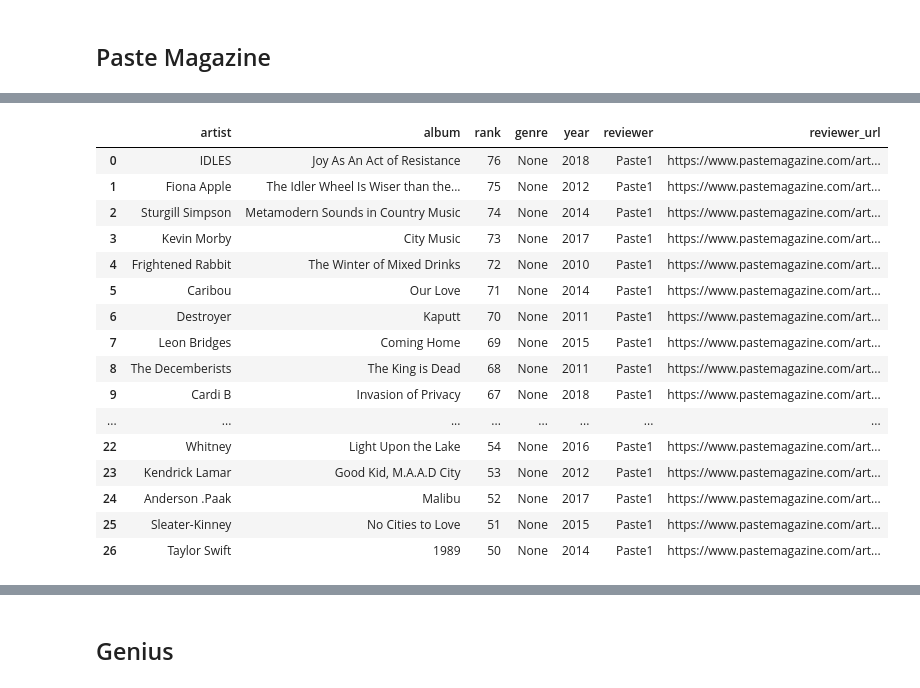
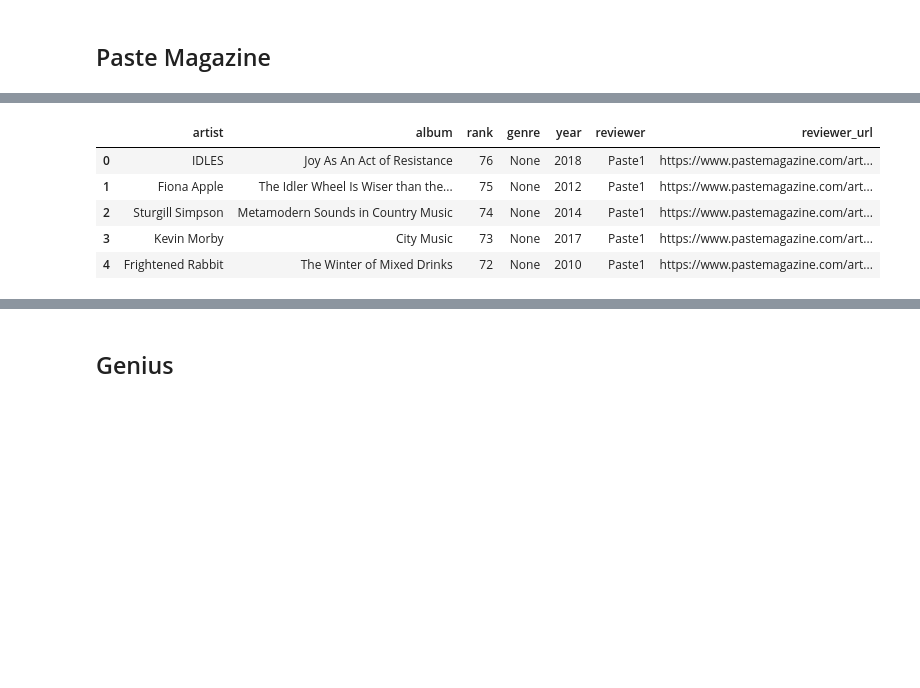
Before and after one commit to awray3/albums2010-2019, a Jupyter notebook: TopAlbums.ipynb, the cells around one changed output, grey strips where cells are left out. Saved outputs shown, nothing was run; the diff lists cells and outputs as text; code cells hidden in the pictures; blank space fills up the shorter version.

```diff
--- a/TopAlbums.ipynb
+++ b/TopAlbums.ipynb
@@ -237,33 +215,22 @@ paste_1.df
 # %%
 paste_2.create_tags("b", class_="big")
 
 paste_2.trim("strings", "1234567890. ")
 paste_2.split(": ")
 paste_2.transpose()
 paste_2.extract_year_from_paren("albums")
 paste_2.apply("albums", remove_parentheses)
 paste_2.create_df(ranks(100)[24:51])
 
 # paste_2.print_data()
-paste_2.df
+paste_2.df.head()
 # %% [output]
 |  | artist | album | rank | genre | year | reviewer | reviewer_url |
 | 0 | IDLES | Joy As An Act of Resistance | 76 | None | 2018 | Paste1 | https://www.pastemagazine.com/art... |
 | 1 | Fiona Apple | The Idler Wheel Is Wiser than the... | 75 | None | 2012 | Paste1 | https://www.pastemagazine.com/art... |
 | 2 | Sturgill Simpson | Metamodern Sounds in Country Music | 74 | None | 2014 | Paste1 | https://www.pastemagazine.com/art... |
 | 3 | Kevin Morby | City Music | 73 | None | 2017 | Paste1 | https://www.pastemagazine.com/art... |
 | 4 | Frightened Rabbit | The Winter of Mixed Drinks | 72 | None | 2010 | Paste1 | https://www.pastemagazine.com/art... |
-| 5 | Caribou | Our Love | 71 | None | 2014 | Paste1 | https://www.pastemagazine.com/art... |
-| 6 | Destroyer | Kaputt | 70 | None | 2011 | Paste1 | https://www.pastemagazine.com/art... |
-| 7 | Leon Bridges | Coming Home | 69 | None | 2015 | Paste1 | https://www.pastemagazine.com/art... |
-| 8 | The Decemberists | The King is Dead | 68 | None | 2011 | Paste1 | https://www.pastemagazine.com/art... |
-| 9 | Cardi B | Invasion of Privacy | 67 | None | 2018 | Paste1 | https://www.pastemagazine.com/art... |
-| ... | ... | ... | ... | ... | ... | ... | ... |
-| 22 | Whitney | Light Upon the Lake | 54 | None | 2016 | Paste1 | https://www.pastemagazine.com/art... |
-| 23 | Kendrick Lamar | Good Kid, M.A.A.D City | 53 | None | 2012 | Paste1 | https://www.pastemagazine.com/art... |
-| 24 | Anderson .Paak | Malibu | 52 | None | 2017 | Paste1 | https://www.pastemagazine.com/art... |
-| 25 | Sleater-Kinney | No Cities to Love | 51 | None | 2015 | Paste1 | https://www.pastemagazine.com/art... |
-| 26 | Taylor Swift | 1989 | 50 | None | 2014 | Paste1 | https://www.pastemagazine.com/art... |
 # %%
 paste_3.create_tags("b", class_="big")
 
```
Also changed, not shown: parts of 79 cells of this notebook.
